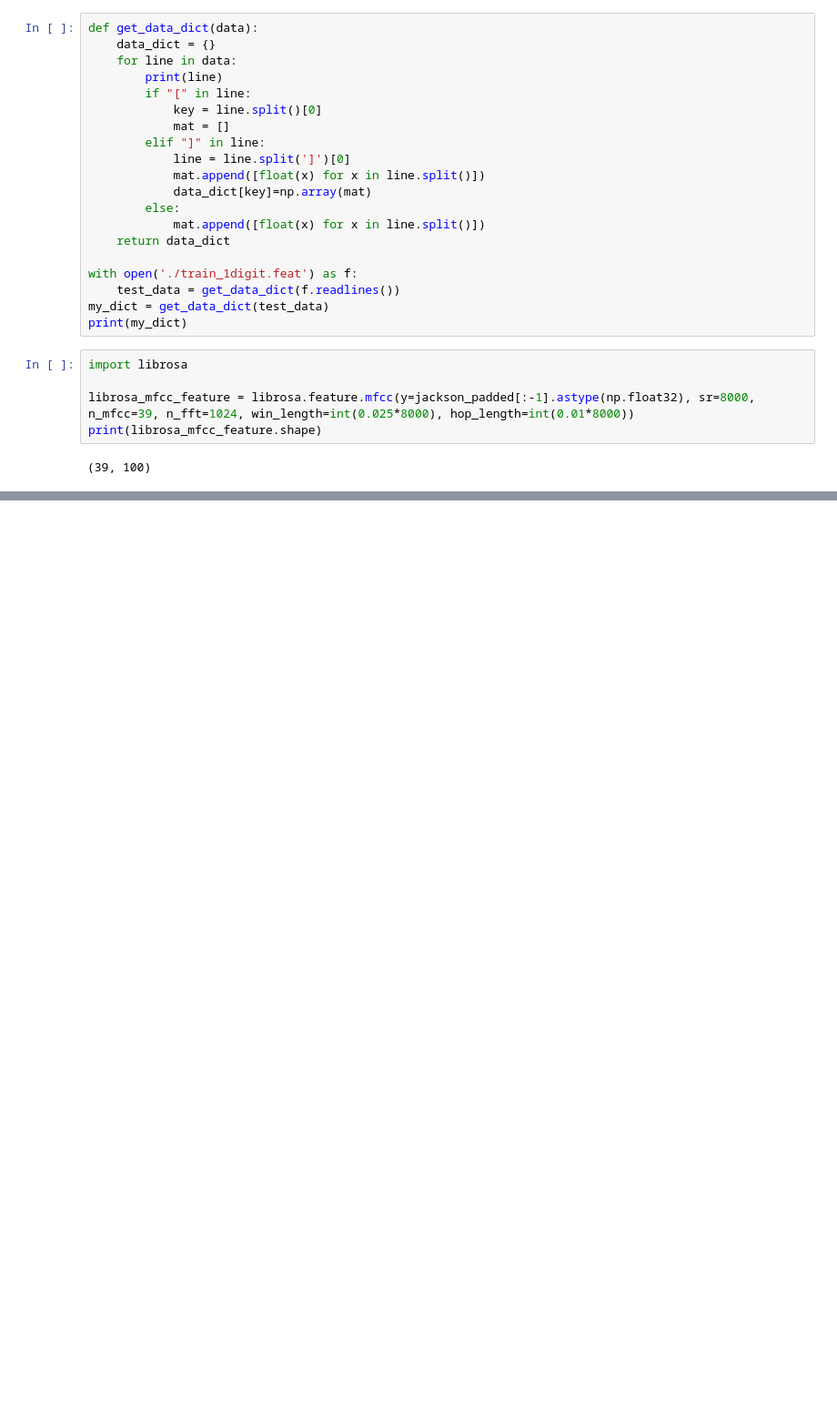
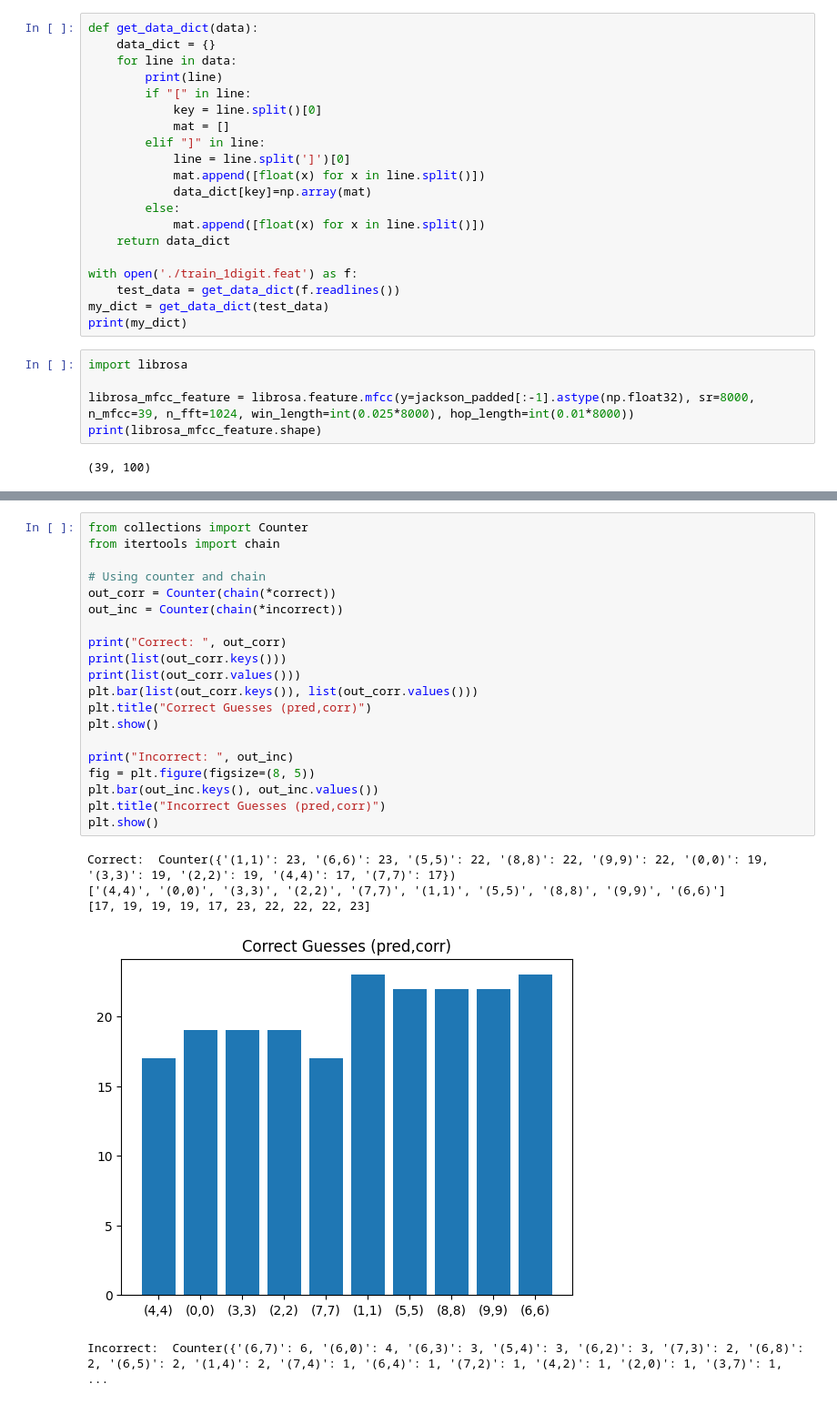
Before and after one commit to TrevorAshby/VALL-E, a Jupyter notebook: src/models/phoneme_conversion/test_ds.ipynb, the cells around one changed output, grey strips where cells are left out. Shown: that part at 91% size. Drawn from its saved outputs; the diff is of its cells as text; blank space fills up the shorter version.

```diff
--- a/src/models/phoneme_conversion/test_ds.ipynb
+++ b/src/models/phoneme_conversion/test_ds.ipynb
@@ -88,0 +137,26 @@ print(librosa_mfcc_feature.shape)
+# %%
+from collections import Counter
+from itertools import chain
+
+# Using counter and chain
+out_corr = Counter(chain(*correct))
+out_inc = Counter(chain(*incorrect))
+
+print("Correct: ", out_corr)
+print(list(out_corr.keys()))
+print(list(out_corr.values()))
+plt.bar(list(out_corr.keys()), list(out_corr.values()))
+plt.title("Correct Guesses (pred,corr)")
+plt.show()
+
+print("Incorrect: ", out_inc)
+fig = plt.figure(figsize=(8, 5))
+plt.bar(out_inc.keys(), out_inc.values())
+plt.title("Incorrect Guesses (pred,corr)")
+plt.show()
+# %% [output]
+Correct:  Counter({'(1,1)': 23, '(6,6)': 23, '(5,5)': 22, '(8,8)': 22, '(9,9)': 22, '(0,0)': 19, '(3,3)': 19, '(2,2)': 19, '(4,4)': 17, '(7,7)': 17})
+['(4,4)', '(0,0)', '(3,3)', '(2,2)', '(7,7)', '(1,1)', '(5,5)', '(8,8)', '(9,9)', '(6,6)']
+[17, 19, 19, 19, 17, 23, 22, 22, 22, 23]
+[figure, added]
+Incorrect:  Counter({'(6,7)': 6, '(6,0)': 4, '(6,3)': 3, '(5,4)': 3, '(6,2)': 3, '(7,3)': 2, '(6,8)': 2, '(6,5)': 2, '(1,4)': 2, '(7,4)': 1, '(6,4)': 1, '(7,2)': 1, '(4,2)': 1, '(2,0)': 1, '(3,7)': 1, ...
```
Also changed, not shown: parts of 6 cells of this notebook, 17 other files.
